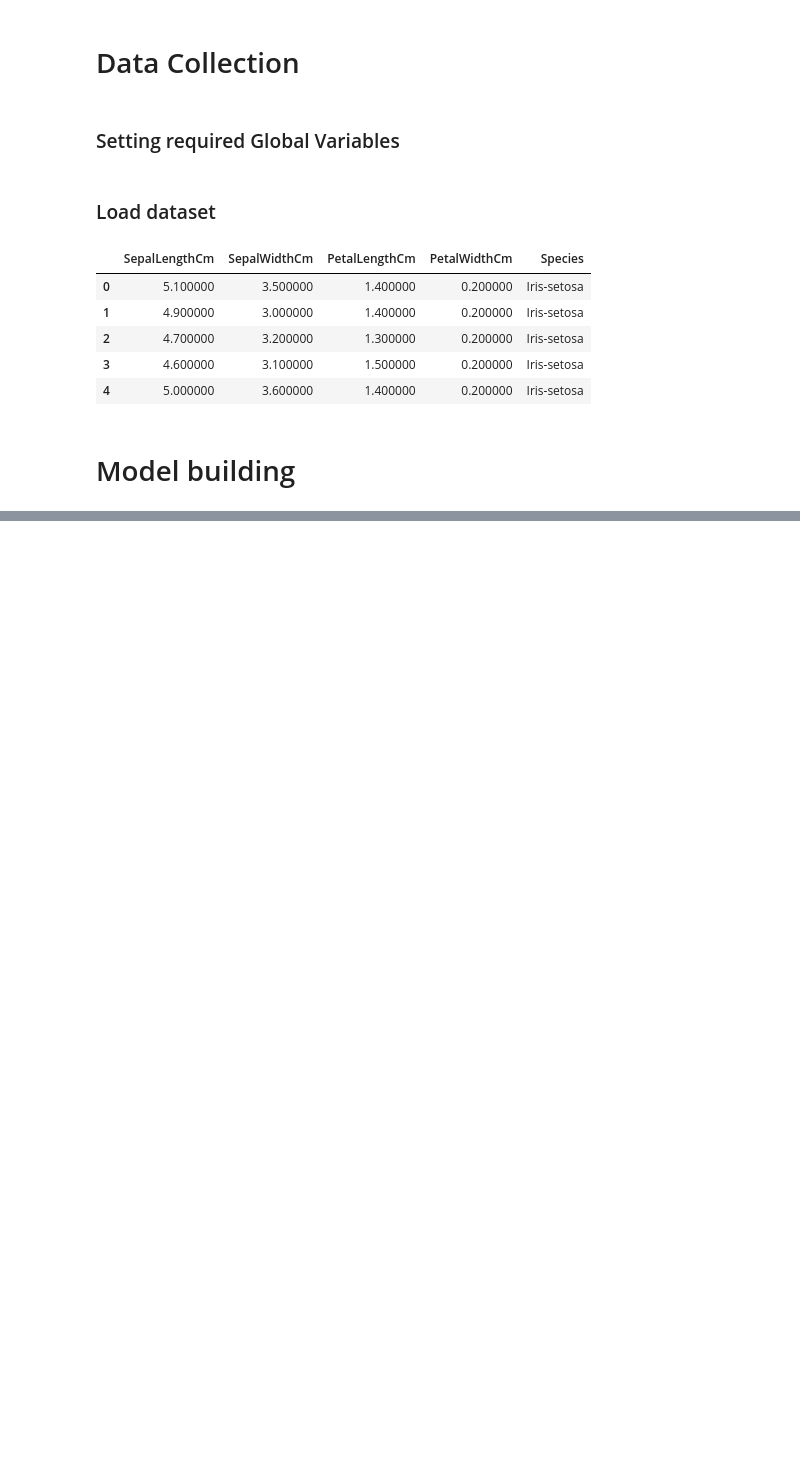
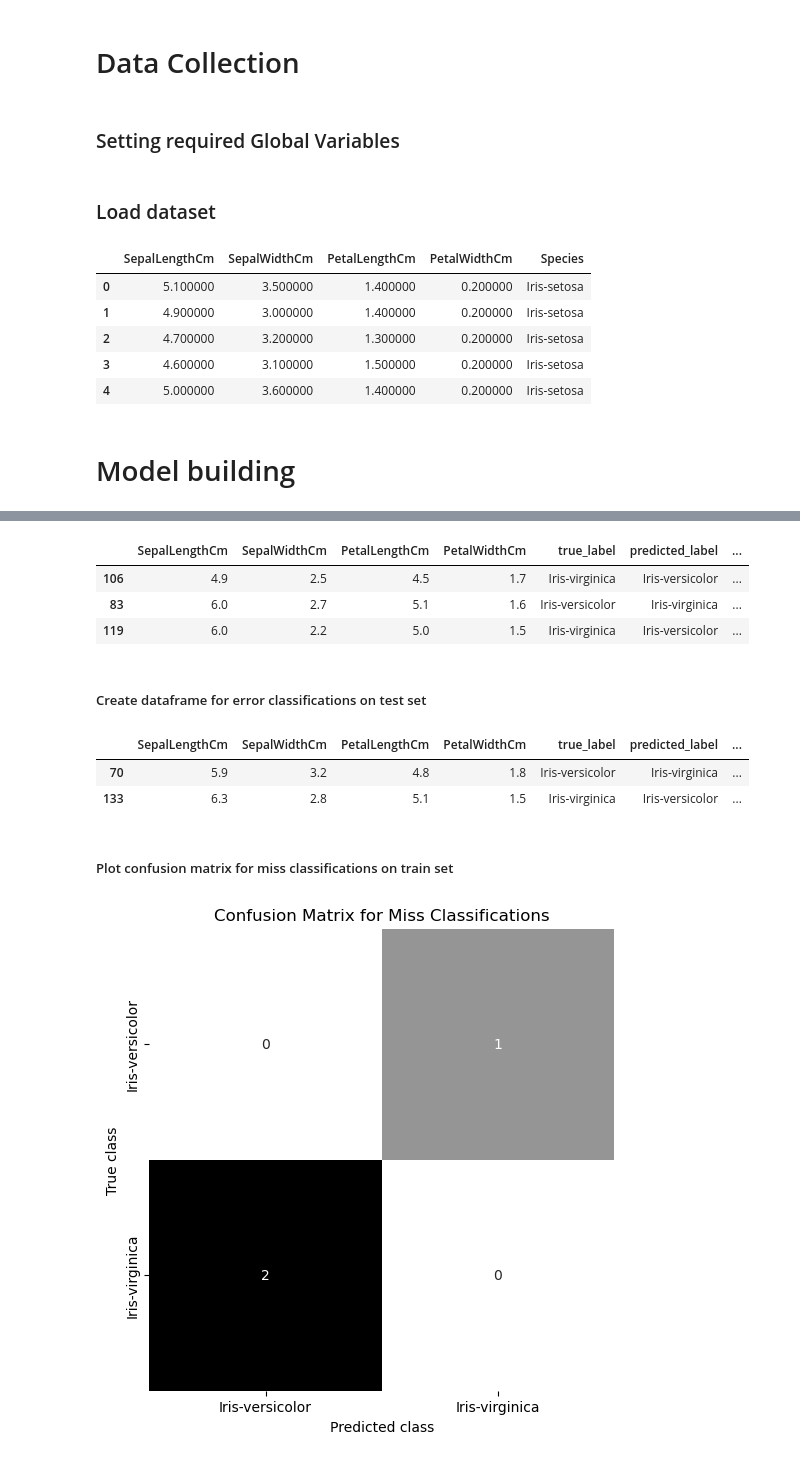
Before and after one commit to MNechai-2003/Iris-Species, a Jupyter notebook: src/notebooks/iris_analys.ipynb, the cells around one changed output, grey strips where cells are left out. Drawn from its saved outputs; the diff is of its cells as text; code cells hidden in the pictures; blank space fills up the shorter version.

```diff
--- a/src/notebooks/iris_analys.ipynb
+++ b/src/notebooks/iris_analys.ipynb
@@ -96,0 +136,23 @@ Please also refer to the documentation for alternative solver options:
+# %%
+train_df_errors = train_df_with_predictions[train_df_with_predictions['is_correct'] == False]
+train_df_errors.head()
+# %% [output]
+|  | SepalLengthCm | SepalWidthCm | PetalLengthCm | PetalWidthCm | true_label | predicted_label | ... |
+| 106 | 4.9 | 2.5 | 4.5 | 1.7 | Iris-virginica | Iris-versicolor | ... |
+| 83 | 6.0 | 2.7 | 5.1 | 1.6 | Iris-versicolor | Iris-virginica | ... |
+| 119 | 6.0 | 2.2 | 5.0 | 1.5 | Iris-virginica | Iris-versicolor | ... |
+# %% [markdown]
+##### Create dataframe for error classifications on test set
+# %%
+test_df_errors = test_df_with_predictions[test_df_with_predictions['is_correct'] == False]
+test_df_errors.head()
+# %% [output]
+|  | SepalLengthCm | SepalWidthCm | PetalLengthCm | PetalWidthCm | true_label | predicted_label | ... |
+| 70 | 5.9 | 3.2 | 4.8 | 1.8 | Iris-versicolor | Iris-virginica | ... |
+| 133 | 6.3 | 2.8 | 5.1 | 1.5 | Iris-virginica | Iris-versicolor | ... |
+# %% [markdown]
+##### Plot confusion matrix for miss classifications on train set
+# %%
+plot_confusion_matrix_for_miss_classifications(train_df_errors)
+# %% [output]
+[figure, added]
```
Also changed, not shown: parts of 21 cells of this notebook, 9 other files.
